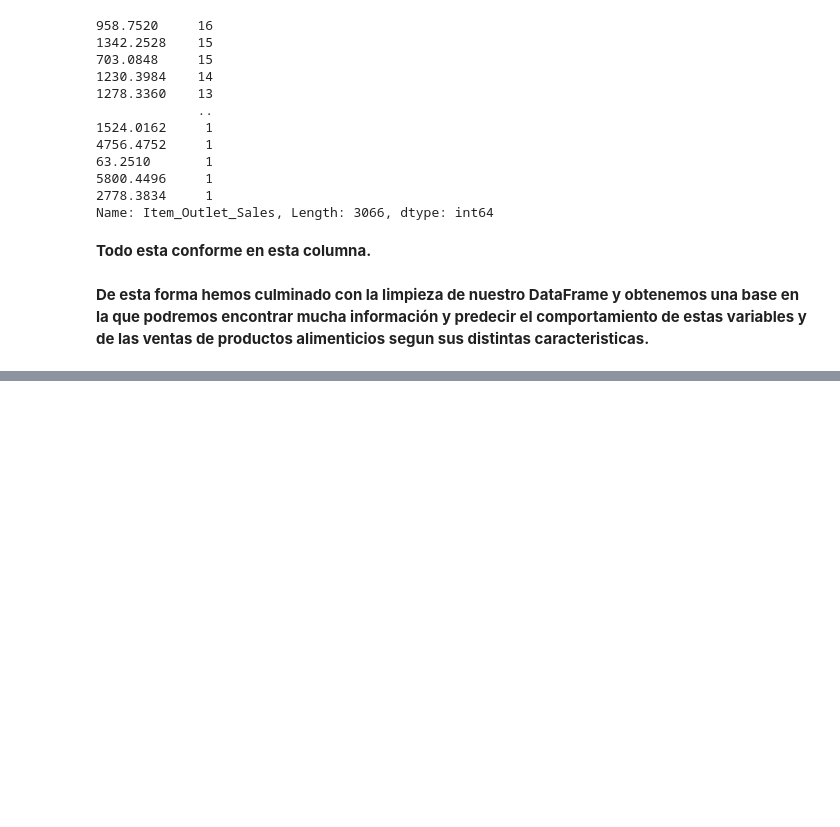
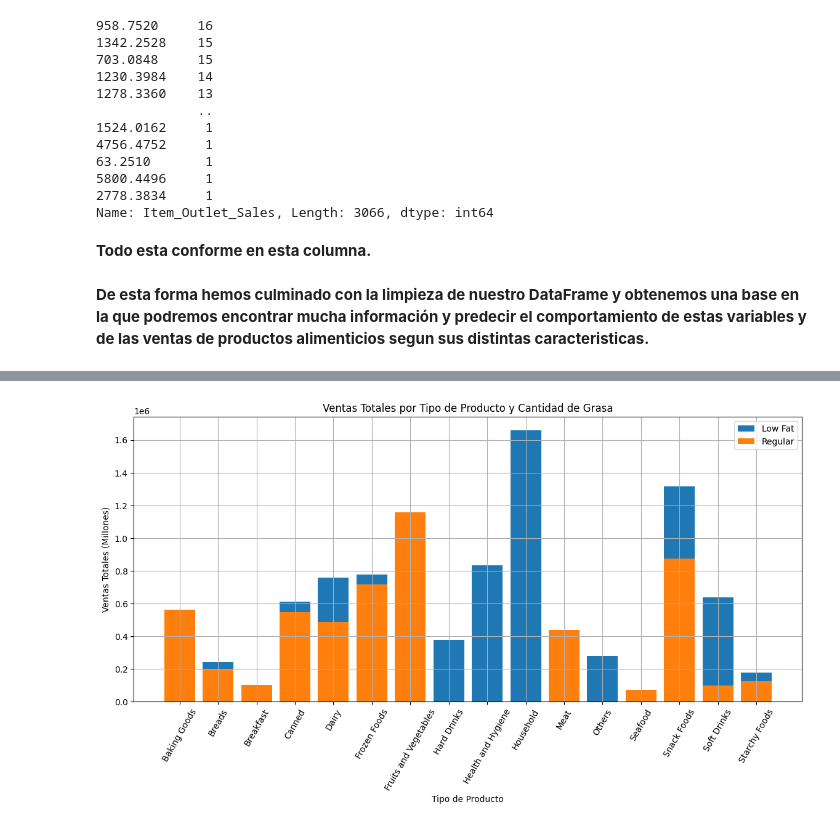
Before and after one commit to gagarma/predicciones_ventas_productos_alimenticios, a Jupyter notebook: Sales_Prediction_Food.ipynb, the cells around one changed output, grey strips where cells are left out. Drawn from its saved outputs; the diff is of its cells as text; code cells hidden in the pictures; blank space fills up the shorter version.

```diff
--- a/Sales_Prediction_Food.ipynb
+++ b/Sales_Prediction_Food.ipynb
@@ -362,0 +368,7 @@ Name: Item_Outlet_Sales, Length: 3066, dtype: int64
+# %%
+filtro1=df[df["Item_Fat_Content"]=="Low Fat"]
+# %%
+filtro2=df[df["Item_Fat_Content"]=="Regular"]
+# %%
+g1=filtro1.groupby(["Item_Type"])[["Item_Outlet_Sales"]].sum().reset_index().round(2)
+g1
@@ -362,0 +393,3 @@ Name: Item_Outlet_Sales, Length: 3066, dtype: int64
+# %%
+g2=filtro2.groupby(["Item_Type"])[["Item_Outlet_Sales"]].sum().reset_index().round(2)
+g2
@@ -362,0 +410,14 @@ Name: Item_Outlet_Sales, Length: 3066, dtype: int64
+# %%
+plt.figure(figsize=(14,6))
+plt.bar(g1["Item_Type"],g1['Item_Outlet_Sales'],label="Low Fat")
+plt.bar(g2["Item_Type"],g2['Item_Outlet_Sales'],label="Regular")
+plt.ylabel("Ventas Totales (Millones)")
+plt.xlabel("Tipo de Producto")
+plt.title("Ventas Totales por Tipo de Producto y Cantidad de Grasa")
+plt.xticks(rotation=60)
+plt.yticks(range(0,1700000,200000))
+plt.grid()
+plt.legend()
+plt.show()
+# %% [output]
+[figure, added]
```
Also changed, not shown: parts of 15 cells of this notebook.
